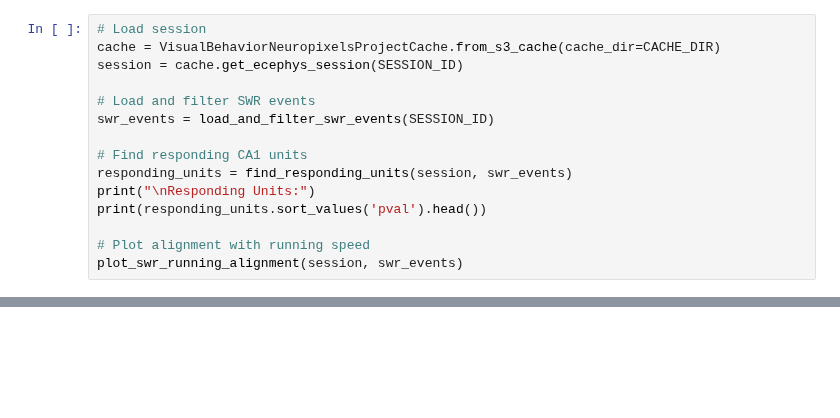
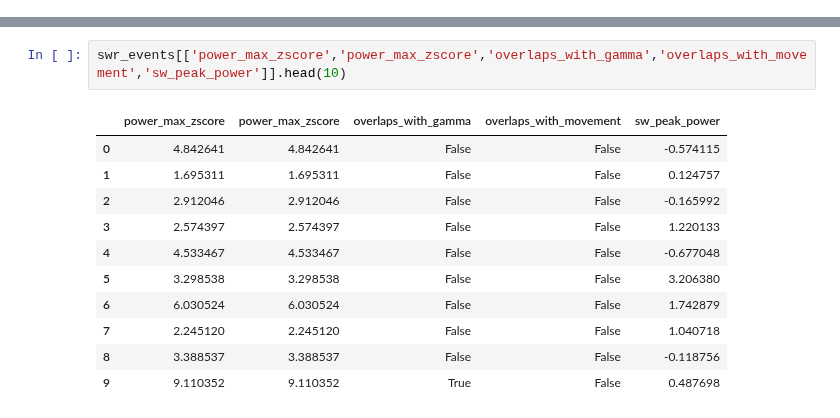
Before and after one commit to AngCamp/CampbellMurphy2024, a Jupyter notebook: Data_Usage/swrs_allen_visual_behaviour.ipynb, the cells around one changed output, grey strips where cells are left out. Saved outputs shown, nothing was run; the diff lists cells and outputs as text; blank space fills up the shorter version.

```diff
--- a/Data_Usage/swrs_allen_visual_behaviour.ipynb
+++ b/Data_Usage/swrs_allen_visual_behaviour.ipynb
@@ -189,15 +90,0 @@ Here's how to use the functions above:
-# %%
-# Load session
-cache = VisualBehaviorNeuropixelsProjectCache.from_s3_cache(cache_dir=CACHE_DIR)
-session = cache.get_ecephys_session(SESSION_ID)
-
-# Load and filter SWR events
-swr_events = load_and_filter_swr_events(SESSION_ID)
-
-# Find responding CA1 units
-responding_units = find_responding_units(session, swr_events)
-print("\nResponding Units:")
-print(responding_units.sort_values('pval').head())
-
-# Plot alignment with running speed
-plot_swr_running_alignment(session, swr_events)
@@ -203,0 +114,14 @@ plot_swr_running_alignment(session, swr_events)
+# %%
+swr_events[['power_max_zscore','power_max_zscore','overlaps_with_gamma','overlaps_with_movement','sw_peak_power']].head(10)
+# %% [output]
+|  | power_max_zscore | power_max_zscore | overlaps_with_gamma | overlaps_with_movement | sw_peak_power |
+| 0 | 4.842641 | 4.842641 | False | False | -0.574115 |
+| 1 | 1.695311 | 1.695311 | False | False | 0.124757 |
+| 2 | 2.912046 | 2.912046 | False | False | -0.165992 |
+| 3 | 2.574397 | 2.574397 | False | False | 1.220133 |
+| 4 | 4.533467 | 4.533467 | False | False | -0.677048 |
+| 5 | 3.298538 | 3.298538 | False | False | 3.206380 |
+| 6 | 6.030524 | 6.030524 | False | False | 1.742879 |
+| 7 | 2.245120 | 2.245120 | False | False | 1.040718 |
+| 8 | 3.388537 | 3.388537 | False | False | -0.118756 |
+| 9 | 9.110352 | 9.110352 | True | False | 0.487698 |
```
Also changed, not shown: parts of 31 cells of this notebook.
